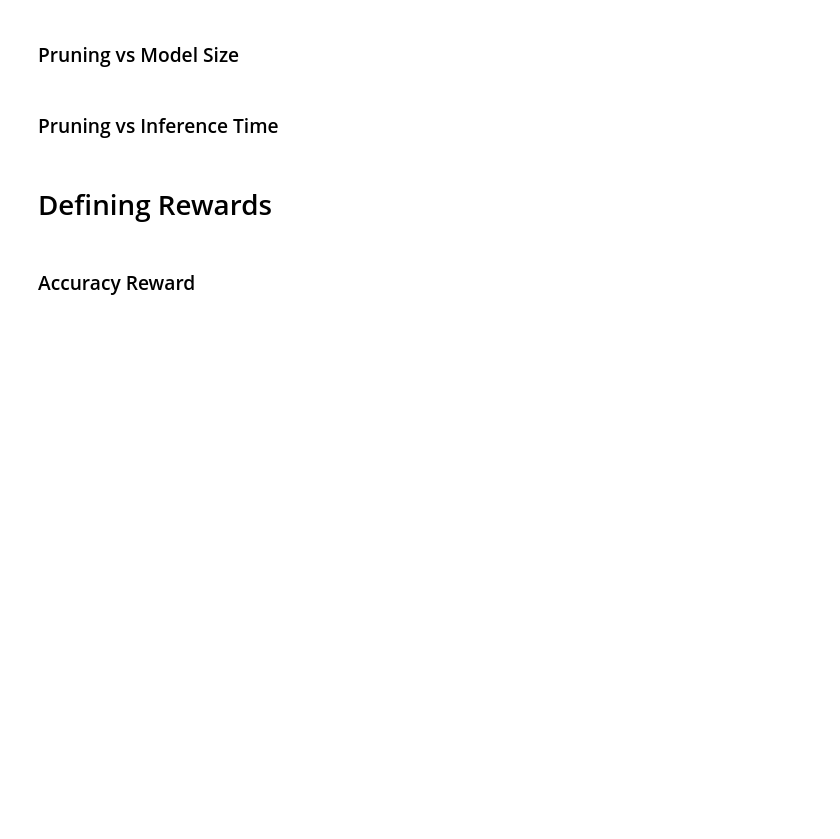
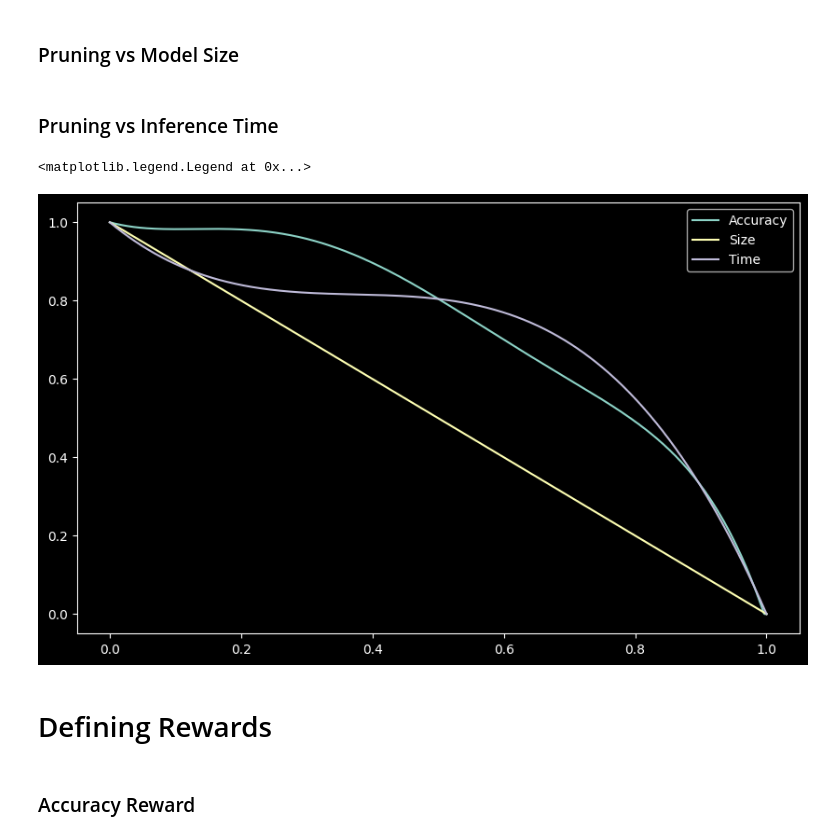
Before and after one commit to mahadevxo/DDNN-Working, a Jupyter notebook: src/pruning/taylor_series/better-pruning/mvcnn-results-reg-fit.ipynb, the cells around one changed output. Saved outputs shown, nothing was run; the diff lists cells and outputs as text; code cells hidden in the pictures; blank space fills up the shorter version.

```diff
--- a/src/pruning/taylor_series/better-pruning/mvcnn-results-reg-fit.ipynb
+++ b/src/pruning/taylor_series/better-pruning/mvcnn-results-reg-fit.ipynb
@@ -37,6 +37,25 @@ def get_time(p):
     b3 = -3.275
 
     return b0 + b1 * p + b2 * p**2 + b3 * p**3
+# %%
+def normalize(arr):
+    min_element = min(arr)
+    max_element = max(arr)
+    return [(x - min_element) / (max_element - min_element) for x in arr]
+# %%
+pruning_amounts = np.arange(0.0, 1.001, 0.001)
+plt.figure(figsize=(10, 6))
+accuracies = [get_accuracy(p) for p in pruning_amounts]
+sizes = [get_size(p) for p in pruning_amounts]
+times = [get_time(p) for p in pruning_amounts]
+
+plt.plot(pruning_amounts, normalize(accuracies), label='Accuracy')
+plt.plot(pruning_amounts, normalize(sizes), label='Size')
+plt.plot(pruning_amounts, normalize(times), label='Time')
+plt.legend()
+# %% [output]
+<matplotlib.legend.Legend at 0x...>
+[figure, added]
 # %% [markdown]
 # Defining Rewards
 # %% [markdown]
```
Also changed, not shown: parts of 27 cells of this notebook, 5 other files.
